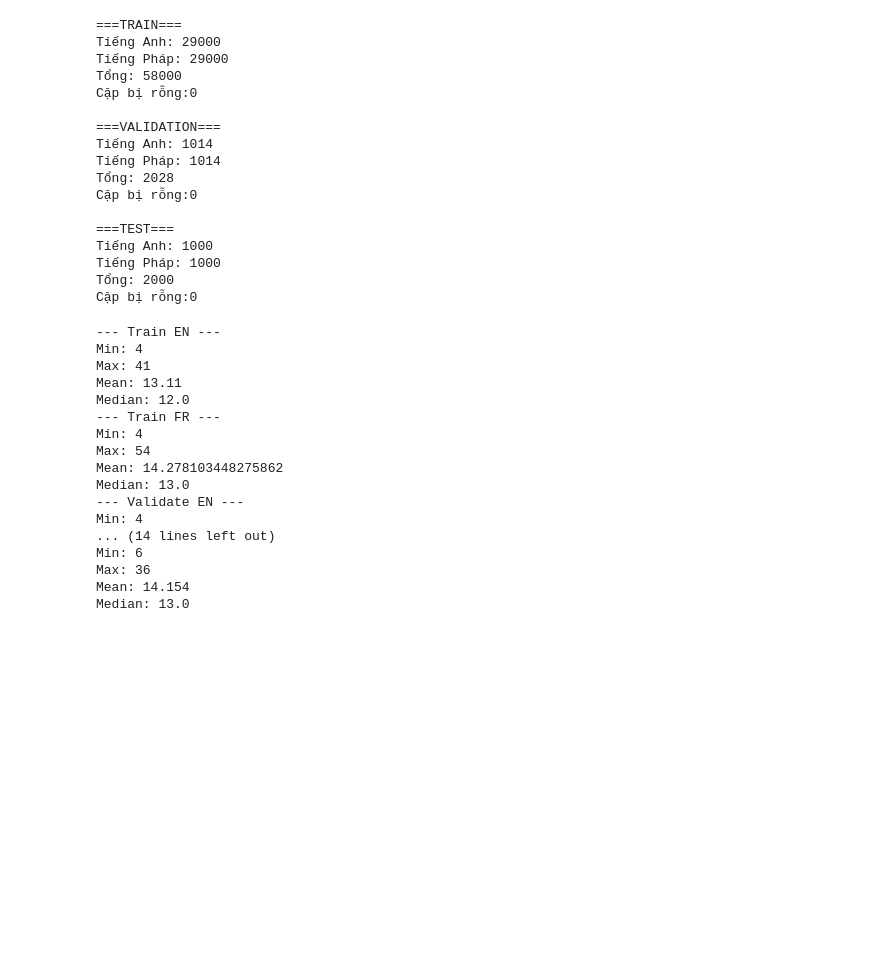
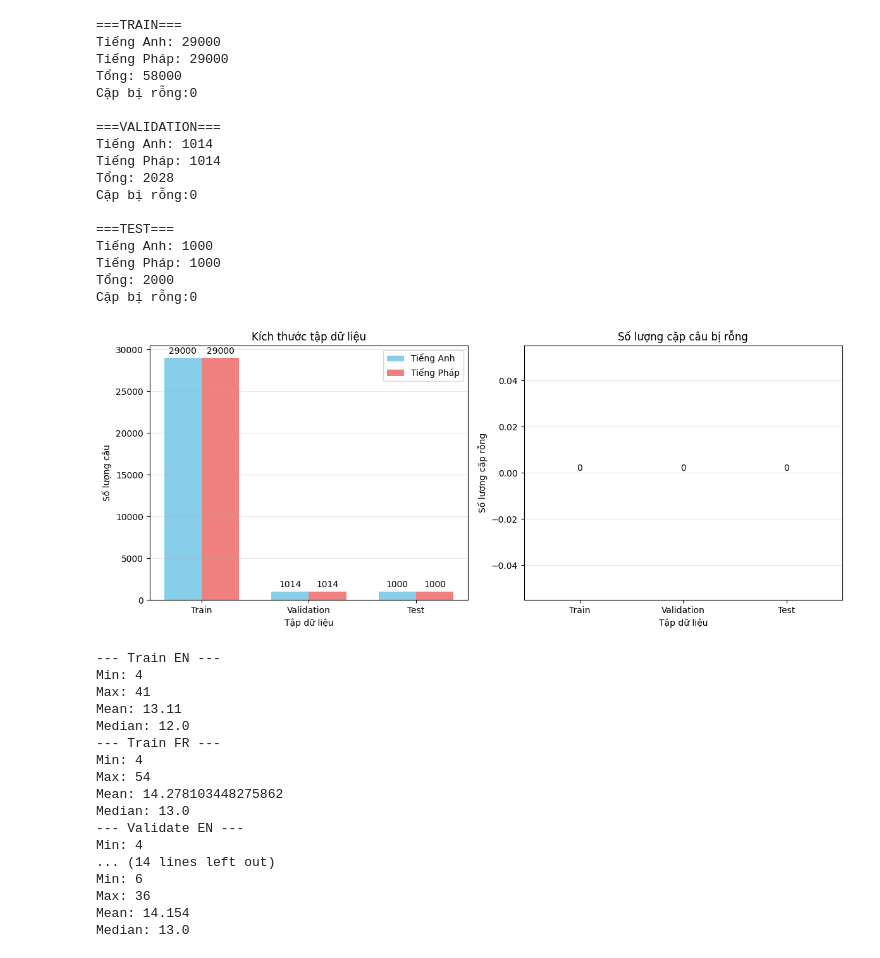
Before and after one commit to anthonysimonIsCoding/lstm-en-fr, a Jupyter notebook: lstm-en-fr.ipynb, the cells around one changed output. Saved outputs shown, nothing was run; the diff lists cells and outputs as text; code cells hidden in the pictures; blank space fills up the shorter version.

```diff
--- a/lstm-en-fr.ipynb
+++ b/lstm-en-fr.ipynb
@@ -142,6 +124,59 @@ Tiếng Anh: 1000
 Tiếng Pháp: 1000
 Tổng: 2000
 Cặp bị rỗng:0
+# %%
+import matplotlib.pyplot as plt
+import numpy as np
+
+# Dữ liệu cho kích thước tập dữ liệu
+sets = ['Train', 'Validation', 'Test']
+en_lengths = [len(train_en_lines), len(val_en_lines), len(test_en_lines)]
+fr_lengths = [len(train_fr_lines), len(val_fr_lines), len(test_fr_lines)]
+
+# Dữ liệu cho cặp rỗng
+empty_counts = [len(empty_pairs_train), len(empty_pairs_val), len(empty_pairs_test)]
+
+# Tạo figure với 2 subplots
+fig, (ax1, ax2) = plt.subplots(1, 2, figsize=(12, 5))
+
+# Subplot 1: Kích thước tập dữ liệu (EN và FR)
+x = np.arange(len(sets))
+width = 0.35
+
+ax1.bar(x - width/2, en_lengths, width, label='Tiếng Anh', color='skyblue')
+ax1.bar(x + width/2, fr_lengths, width, label='Tiếng Pháp', color='lightcoral')
+ax1.set_xlabel('Tập dữ liệu')
+ax1.set_ylabel('Số lượng câu')
+ax1.set_title('Kích thước tập dữ liệu')
+ax1.set_xticks(x)
+ax1.set_xticklabels(sets)
+ax1.legend()
+ax1.grid(axis='y', alpha=0.3)
+
+# Thêm giá trị lên thanh
+for i in range(len(sets)):
+    ax1.text(i - width/2, en_lengths[i] + max(en_lengths)*0.01, str(en_lengths[i]),
+             ha='center', va='bottom')
+    ax1.text(i + width/2, fr_lengths[i] + max(fr_lengths)*0.01, str(fr_lengths[i]),
+             ha='center', va='bottom')
+
+# Subplot 2: Số lượng cặp rỗng
+colors = ['red' if count > 0 else 'green' for count in empty_counts]
+ax2.bar(sets, empty_counts, color=colors, alpha=0.7)
+ax2.set_xlabel('Tập dữ liệu')
+ax2.set_ylabel('Số lượng cặp rỗng')
+ax2.set_title('Số lượng cặp câu bị rỗng')
+ax2.grid(axis='y', alpha=0.3)
+
+# Thêm giá trị lên thanh
+for i, count in enumerate(empty_counts):
+    ax2.text(i, count + max(empty_counts)*0.01 if count > 0 else 0, str(count),
+             ha='center', va='bottom')
+
+plt.tight_layout()
+plt.show()
+# %% [output]
+[figure, added]
 # %%
 # Xem xét độ dài câu (token)
 def get_lengths(sentences, tokenizer):
```
Also changed, not shown: parts of 3 cells of this notebook.
